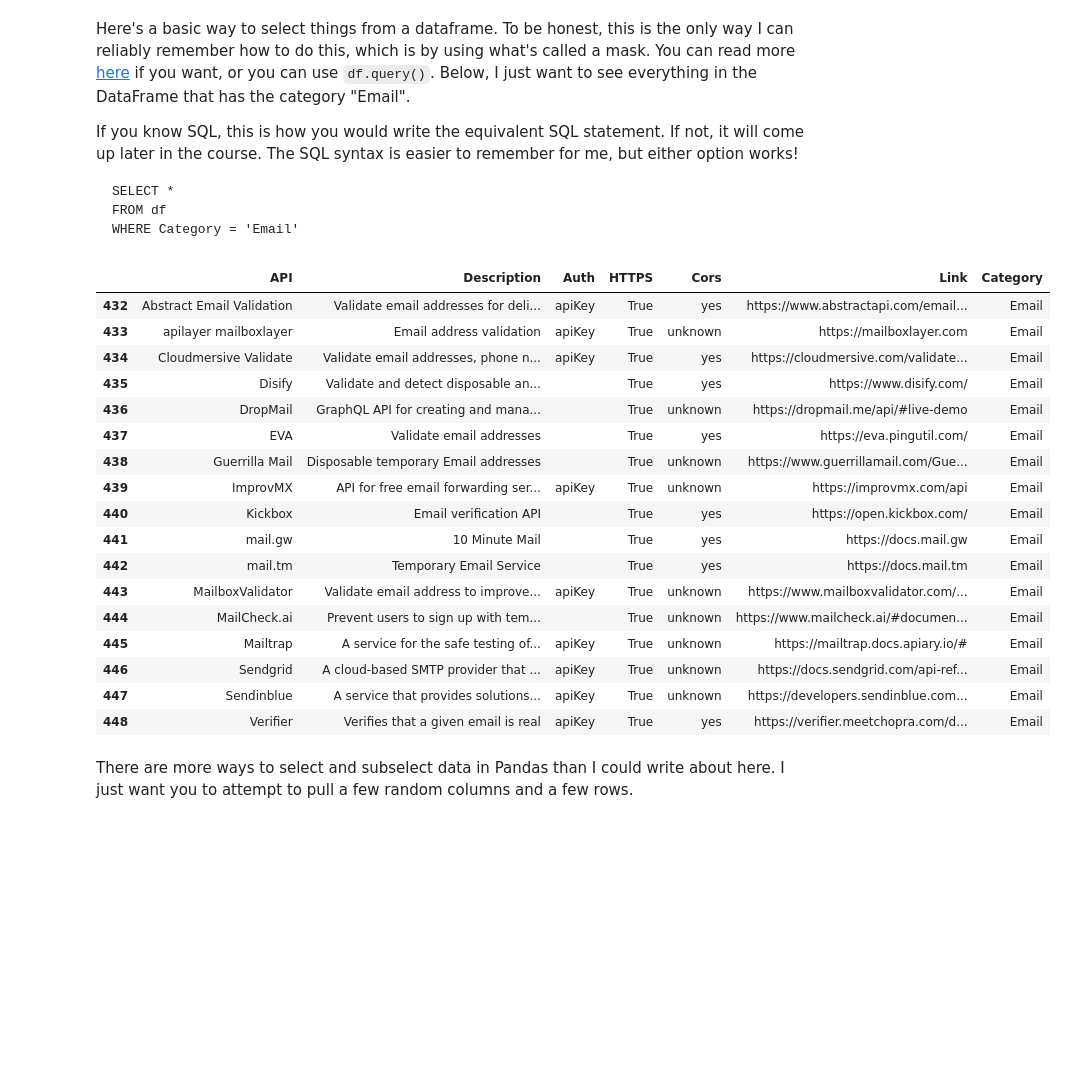
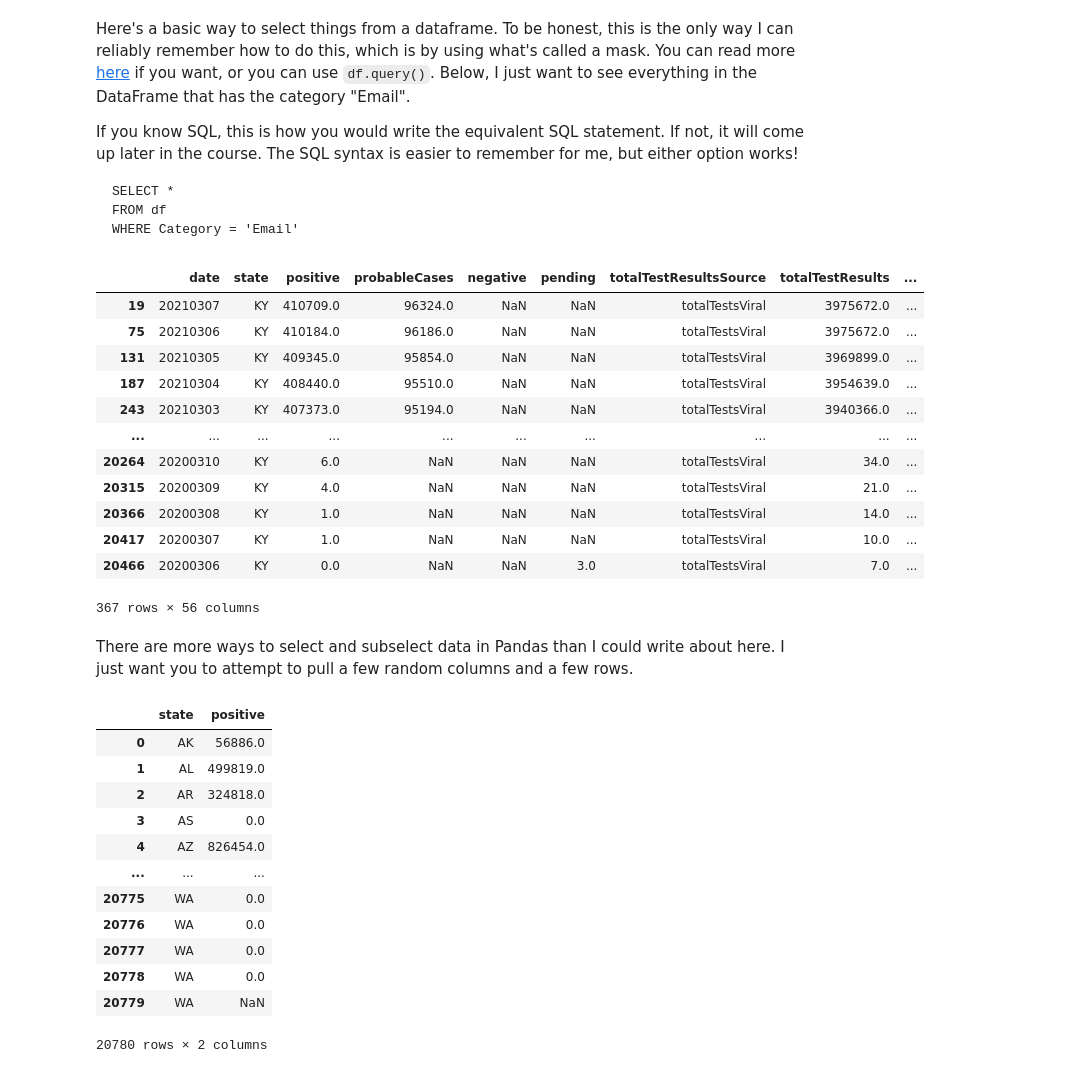
Before and after one commit to Xanitross/data_2_checks, a Jupyter notebook: Data_C2_KC_1_Sept22_.ipynb, the cells around one changed output. Drawn from its saved outputs; the diff is of its cells as text; code cells hidden in the pictures; blank space fills up the shorter version.

````diff
--- a/Data_C2_KC_1_Sept22_.ipynb
+++ b/Data_C2_KC_1_Sept22_.ipynb
@@ -36,8 +36,8 @@ import pandas as pd
 # %% [markdown]
 I will be the first to admit I'm not an expert at working with APIs, so I had to fiddle with this to get it to work. However, most APIs will return a JSON object, so I had to pull the 'entries' field from that then feed that into the DataFrame. Sometimes you can just use pd.read_json() but that didn't work in this case.
 # %%
-r = requests.get('https://api.publicapis.org/entries')
-data = r.json()['entries']
-df = pd.DataFrame(data=data)
+r = requests.get('https://api.covidtracking.com/v1/states/daily.json')
+data = r.json()
+df = pd.DataFrame(data)
 df.head()
 # %% [output]
@@ -74,25 +80,36 @@ FROM df
 WHERE Category = 'Email'
 ```
 # %%
-df[df['Category'] == 'Email']
+df[df['state'] == 'KY']
 # %% [output]
-|  | API | Description | Auth | HTTPS | Cors | Link | Category |
-| 432 | Abstract Email Validation | Validate email addresses for deli... | apiKey | True | yes | https://www.abstractapi.com/email... | Email |
-| 433 | apilayer mailboxlayer | Email address validation | apiKey | True | unknown | https://mailboxlayer.com | Email |
-| 434 | Cloudmersive Validate | Validate email addresses, phone n... | apiKey | True | yes | https://cloudmersive.com/validate... | Email |
-| 435 | Disify | Validate and detect disposable an... |  | True | yes | https://www.disify.com/ | Email |
-| 436 | DropMail | GraphQL API for creating and mana... |  | True | unknown | https://dropmail.me/api/#live-demo | Email |
-| 437 | EVA | Validate email addresses |  | True | yes | https://eva.pingutil.com/ | Email |
-| 438 | Guerrilla Mail | Disposable temporary Email addresses |  | True | unknown | https://www.guerrillamail.com/Gue... | Email |
-| 439 | ImprovMX | API for free email forwarding ser... | apiKey | True | unknown | https://improvmx.com/api | Email |
-| 440 | Kickbox | Email verification API |  | True | yes | https://open.kickbox.com/ | Email |
-| 441 | mail.gw | 10 Minute Mail |  | True | yes | https://docs.mail.gw | Email |
-| 442 | mail.tm | Temporary Email Service |  | True | yes | https://docs.mail.tm | Email |
-| 443 | MailboxValidator | Validate email address to improve... | apiKey | True | unknown | https://www.mailboxvalidator.com/... | Email |
-| 444 | MailCheck.ai | Prevent users to sign up with tem... |  | True | unknown | https://www.mailcheck.ai/#documen... | Email |
-| 445 | Mailtrap | A service for the safe testing of... | apiKey | True | unknown | https://mailtrap.docs.apiary.io/# | Email |
-| 446 | Sendgrid | A cloud-based SMTP provider that ... | apiKey | True | unknown | https://docs.sendgrid.com/api-ref... | Email |
-| 447 | Sendinblue | A service that provides solutions... | apiKey | True | unknown | https://developers.sendinblue.com... | Email |
-| 448 | Verifier | Verifies that a given email is real | apiKey | True | yes | https://verifier.meetchopra.com/d... | Email |
+|  | date | state | positive | probableCases | negative | pending | totalTestResultsSource | totalTestResults | ... |
+| 19 | 20210307 | KY | 410709.0 | 96324.0 | NaN | NaN | totalTestsViral | 3975672.0 | ... |
+| 75 | 20210306 | KY | 410184.0 | 96186.0 | NaN | NaN | totalTestsViral | 3975672.0 | ... |
+| 131 | 20210305 | KY | 409345.0 | 95854.0 | NaN | NaN | totalTestsViral | 3969899.0 | ... |
+| 187 | 20210304 | KY | 408440.0 | 95510.0 | NaN | NaN | totalTestsViral | 3954639.0 | ... |
+| 243 | 20210303 | KY | 407373.0 | 95194.0 | NaN | NaN | totalTestsViral | 3940366.0 | ... |
+| ... | ... | ... | ... | ... | ... | ... | ... | ... | ... |
+| 20264 | 20200310 | KY | 6.0 | NaN | NaN | NaN | totalTestsViral | 34.0 | ... |
+| 20315 | 20200309 | KY | 4.0 | NaN | NaN | NaN | totalTestsViral | 21.0 | ... |
+| 20366 | 20200308 | KY | 1.0 | NaN | NaN | NaN | totalTestsViral | 14.0 | ... |
+| 20417 | 20200307 | KY | 1.0 | NaN | NaN | NaN | totalTestsViral | 10.0 | ... |
+| 20466 | 20200306 | KY | 0.0 | NaN | NaN | 3.0 | totalTestsViral | 7.0 | ... |
+367 rows × 56 columns
 # %% [markdown]
 There are more ways to select and subselect data in Pandas than I could write about here. I just want you to attempt to pull a few random columns and a few rows.
+# %%
+df.iloc[:,1:3]
+# %% [output]
+|  | state | positive |
+| 0 | AK | 56886.0 |
+| 1 | AL | 499819.0 |
+| 2 | AR | 324818.0 |
+| 3 | AS | 0.0 |
+| 4 | AZ | 826454.0 |
+| ... | ... | ... |
+| 20775 | WA | 0.0 |
+| 20776 | WA | 0.0 |
+| 20777 | WA | 0.0 |
+| 20778 | WA | 0.0 |
+| 20779 | WA | NaN |
+20780 rows × 2 columns
````
Also changed, not shown: parts of 7 cells of this notebook, 1 other file.
